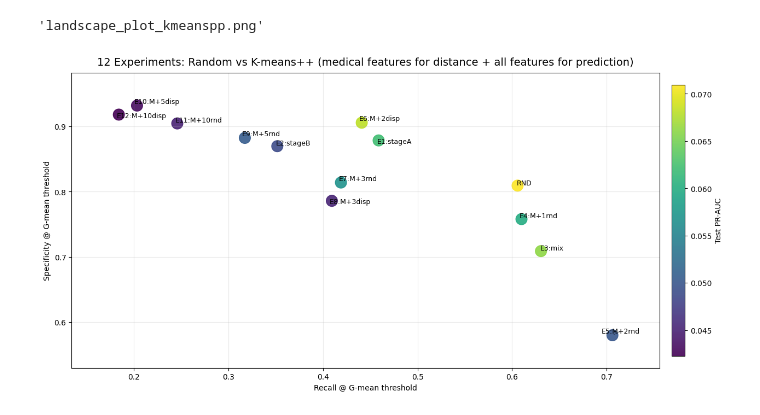
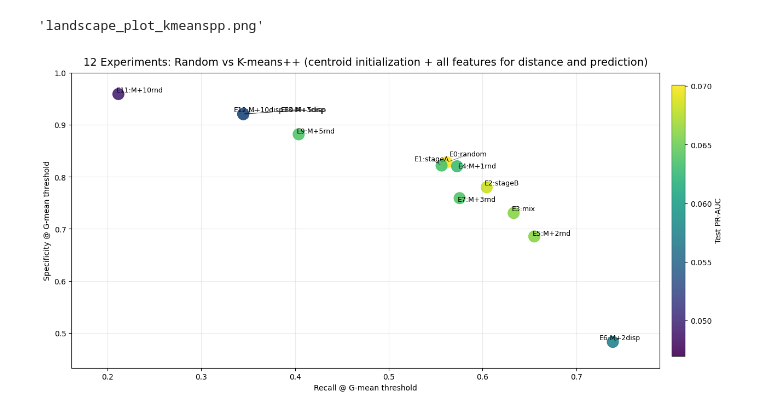
Before and after one commit to cat2510/optimization_guided_curation_ICML, a Jupyter notebook: msk_analysis/plot_recall.ipynb, the cells around one changed output. Saved outputs shown, nothing was run; the diff lists cells and outputs as text; code cells hidden in the pictures.

```diff
--- a/msk_analysis/plot_recall.ipynb
+++ b/msk_analysis/plot_recall.ipynb
@@ -669,7 +520,7 @@ import matplotlib.pyplot as plt
 import re
 from pathlib import Path
 
-path = "kmeanspp_exp_random_vs_curation_medical_only_for_prediction/results/experiment_summary.csv"
+path = "kmeanspp_exp_random_vs_curation_all_features_centroid/results/experiment_summary.csv"
 lines = Path(path).read_text().splitlines()
 
 HEADER = next(csv.reader([lines[0]]))  # 20 cols
@@ -750,33 +601,33 @@ labels = plot_df["label"].astype(str).values
 
 fig, ax = plt.subplots(figsize=(12.5, 6.2), constrained_layout=True)
 sc = ax.scatter(x, y, c=c, s=220, alpha=0.9)
-ax.set_title("12 Experiments: Random vs K-means++ (medical features for distance + all features for prediction)", fontsize=14, pad=10)
+ax.set_title("12 Experiments: Random vs K-means++ (centroid initialization + all features for distance and prediction)", fontsize=14, pad=10)
 ax.set_xlabel("Recall @ G-mean threshold")
 ax.set_ylabel("Specificity @ G-mean threshold")
 ax.grid(True, alpha=0.25)
 
 from adjustText import adjust_text
 
 texts = []
 for xi, yi, lab in zip(x, y, labels):
     texts.append(ax.text(xi, yi, lab, fontsize=9))
 
 adjust_text(
     texts, ax=ax,
     expand_points=(1.2, 1.2),
     expand_text=(1.2, 1.2),
     force_points=(0.5, 0.5),
     force_text=(0.5, 0.5),
     arrowprops=dict(arrowstyle="-", lw=0.6, alpha=0.6),
 )
 xmin = max(0, float(np.nanmin(x)) - 0.05); xmax = min(1, float(np.nanmax(x)) + 0.05)
 ymin = max(0, float(np.nanmin(y)) - 0.05); ymax = min(1, float(np.nanmax(y)) + 0.05)
 ax.set_xlim(xmin, xmax)
 ax.set_ylim(ymin, ymax)
 
 cbar = fig.colorbar(sc, ax=ax, location="right", shrink=0.92, pad=0.02)
 cbar.set_label("Test PR-AUC", rotation=90)
 
 plt.show()
 # %% [output]
-[figure, old version]
+[figure, new version]
```
Also changed, not shown: parts of 5 cells of this notebook, 9 other files.
